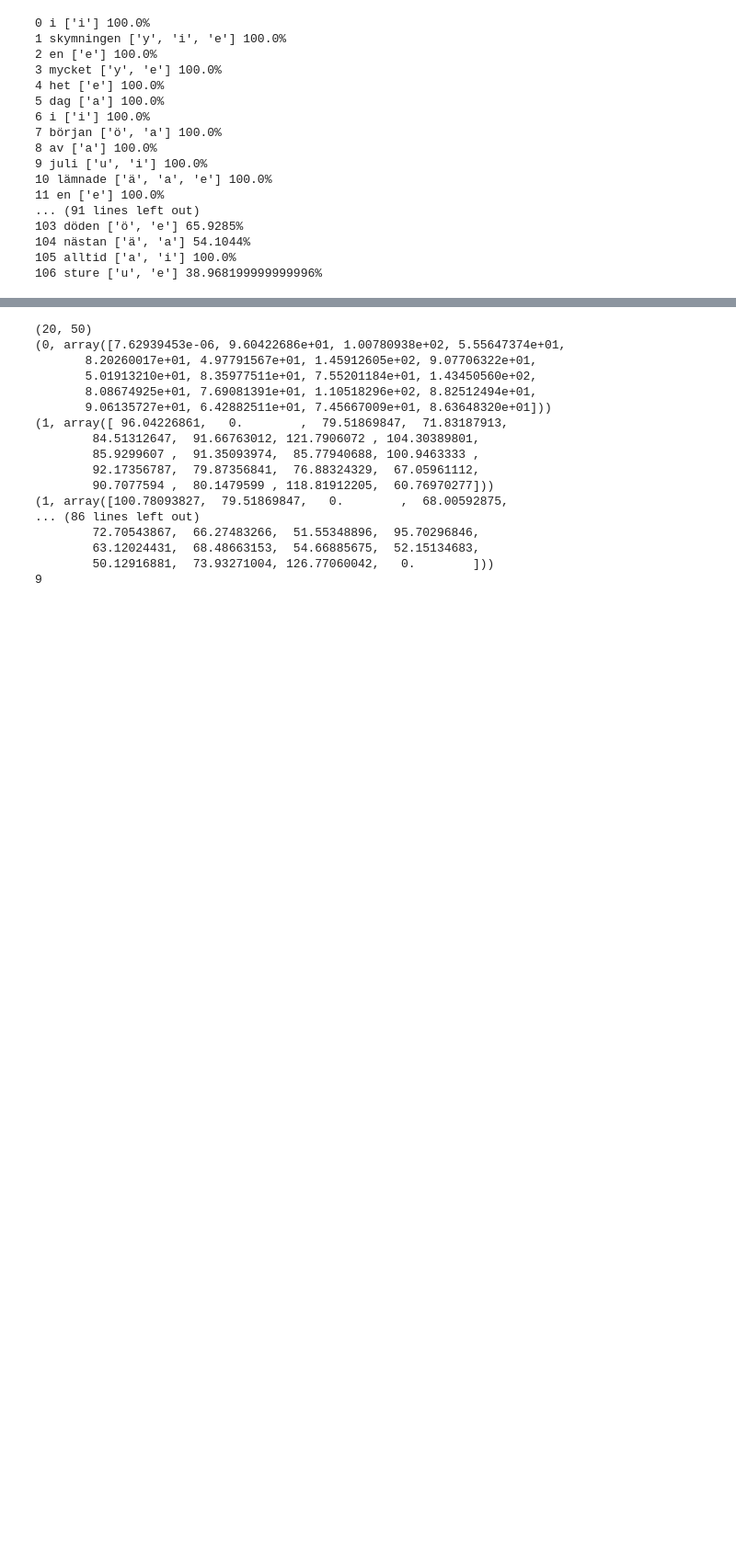
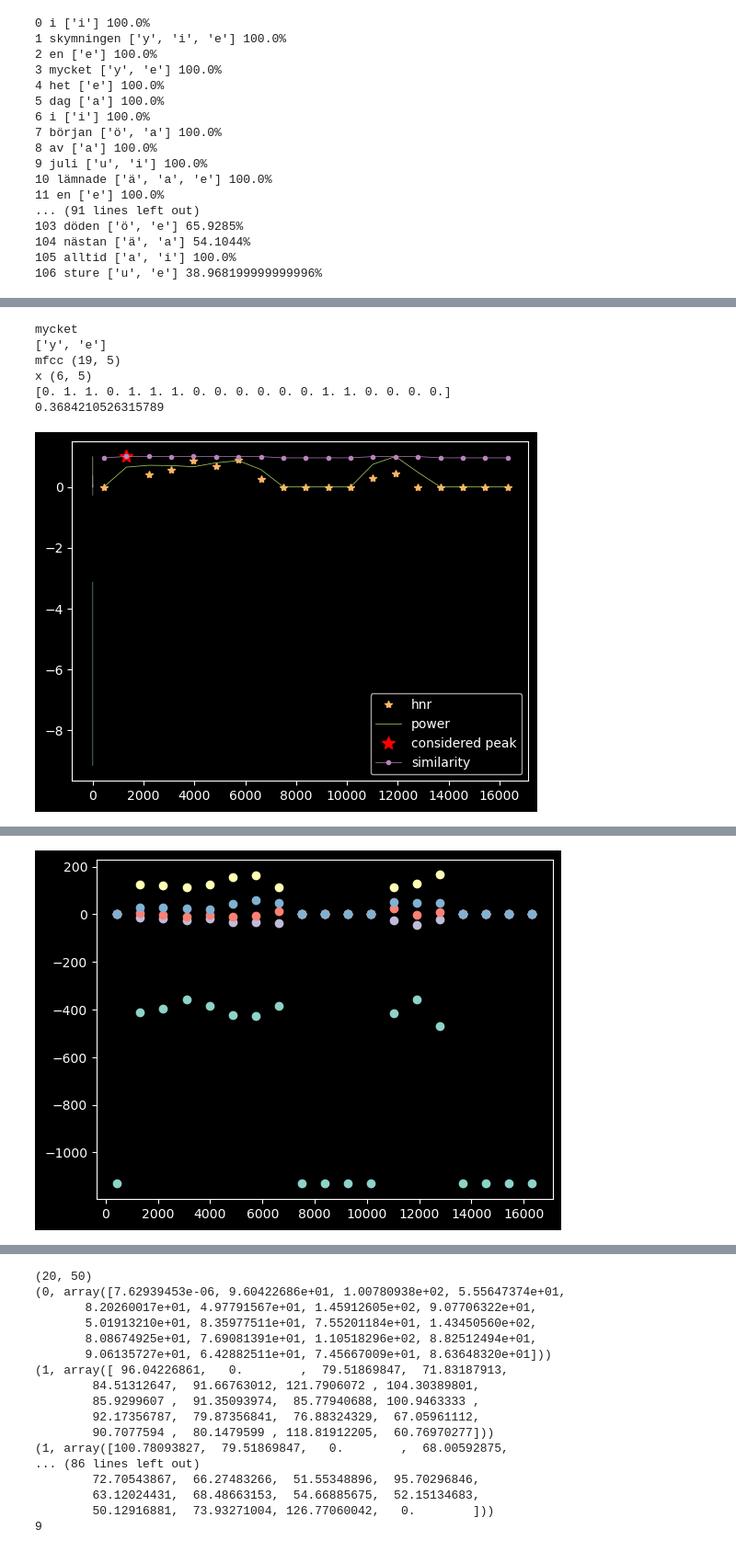
Before and after one commit to TobiasBjork/VowelProject, a Jupyter notebook: features.ipynb, the cells around one changed output, grey strips where cells are left out. Shown at 92% size. Saved outputs shown, nothing was run; the diff lists cells and outputs as text; code cells hidden in the pictures; blank space fills up the shorter version.

Commit message:
Idea to classify frames based on MFCC, an some cer tain inliers and outliers

```diff
--- a/features.ipynb
+++ b/features.ipynb
@@ -77,0 +97,78 @@ def get_mfcc(x, Fs):
+# %%
+reload(tools)
+k = 3
+w = words_conf1[k]
+
+print(w["word"])
+
+x = segments_conf1[k] / segments_conf1[k].max()
+x = np.concatenate((np.zeros(fl), x, np.zeros(fl)))
+vowels = w["vowels"]
+print(vowels)
+
+frames, f_start = tools.split_frames(
+    x, fl, Fs, overlap=0, vol_thr=0.1, print_info=False
+)
+
+peak_frames, hnr_frames = tools.HNR_short(frames, Fs, len(vowels))
+
+hnr_env = tools.envelope(hnr_frames, 1, 1)
+power_frames = np.array([np.mean(f**2) for f in frames])
+
+mfcc_frames = np.array(tools.get_mfcc(frames, Fs, n=5))
+print("mfcc", mfcc_frames.shape)
+# look at one peak
+p = peak_frames[0]
+f = frames[p]
+
+mfcc_peak = mfcc_frames[p]
+mfcc_sim = np.array(
+    [
+        np.dot(mfcc_peak, f) / (np.linalg.norm(mfcc_peak) * np.linalg.norm(f))
+        for f in mfcc_frames
+    ]
+)
+
+## Classify
+x = mfcc_frames[[0, 1, 7, 8, 9, 11]]
+y = np.zeros(len(x))
+y[1] = 1
+
+print("x", x.shape)
+clf = tree.DecisionTreeClassifier()
+clf.fit(x, y)
+
+inliers = clf.predict(mfcc_frames)
+
+print(inliers)
+print(sum(inliers / len(inliers)))
+
+
+plt.figure()
+plt.plot(x / x.max(), alpha=0.4)
+plt.plot(f_start + fl / 2, hnr_frames / hnr_frames.max(), "*", label="hnr")
+plt.plot(f_start + fl / 2, power_frames / power_frames.max(), "-", label="power")
+
+plt.plot(
+    f_start[p] + fl / 2,
+    hnr_frames[p] / hnr_frames.max(),
+    "*r",
+    markersize=10,
+    label="considered peak",
+)
+plt.plot(f_start + fl / 2, mfcc_sim / mfcc_sim.max(), ".-", label="similarity")
+# plt.plot(f_start[inliers] + fl / 2, np.ones(len(inliers)) ** 2, "o", label="inlier")
+
+plt.legend()
+plt.show()
+
+plt.figure()
+plt.plot(f_start + fl / 2, mfcc_frames, "o")
+# %% [output]
+mycket
+['y', 'e']
+mfcc (19, 5)
+x (6, 5)
+[0. 1. 1. 0. 1. 1. 1. 0. 0. 0. 0. 0. 0. 1. 1. 0. 0. 0. 0.]
+0.3684210526315789
+[figure, added]
@@ -77,0 +180 @@ def get_mfcc(x, Fs):
+[figure, added]
```
Also changed, not shown: parts of 14 cells of this notebook, 1 other file.
